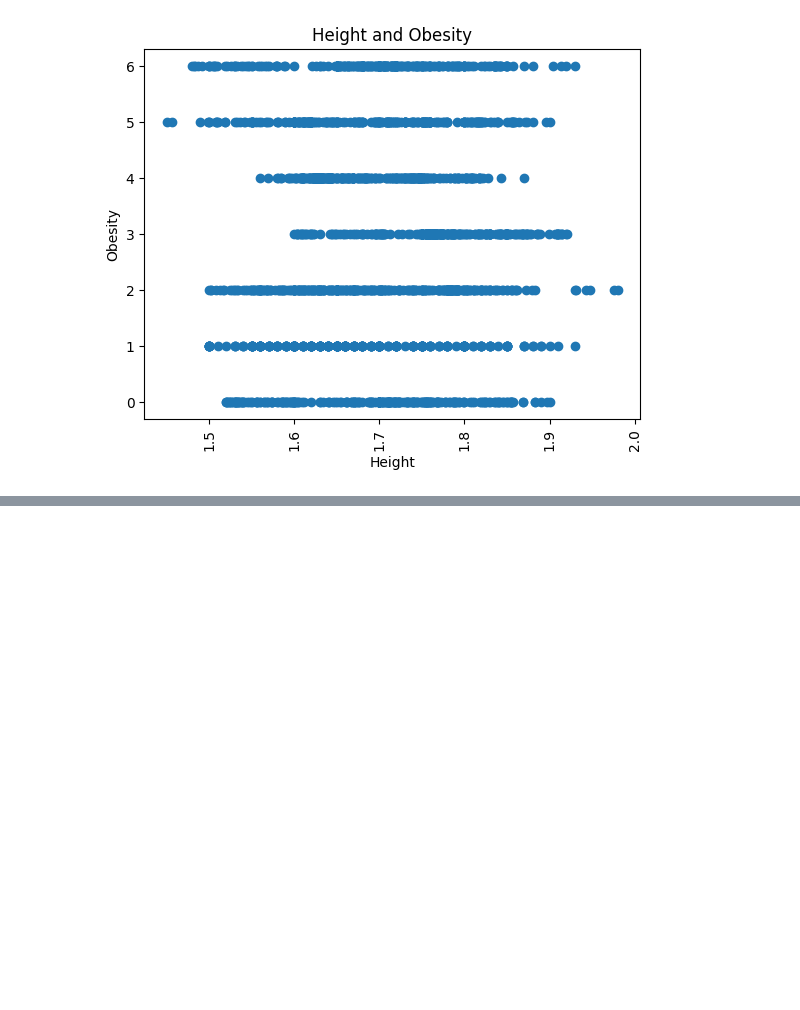
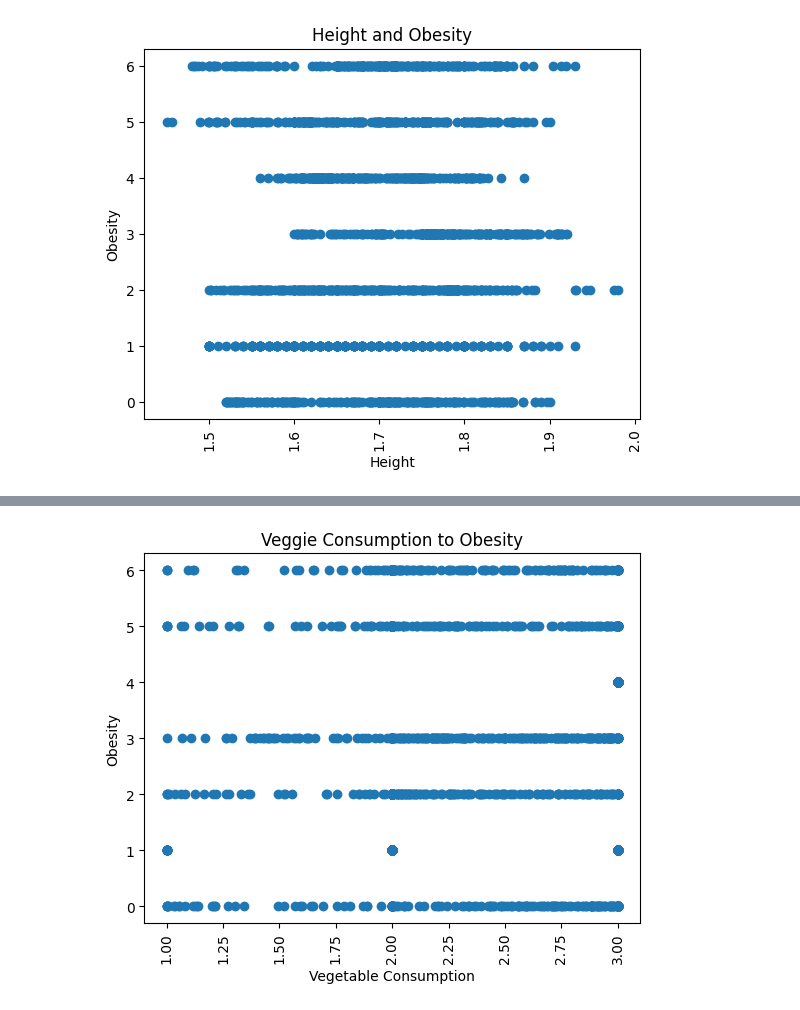
Before and after one commit to joliebao/TCS-Data-Science-Obesity, a Jupyter notebook: TCS_DataScience_Obesity.ipynb, the cells around one changed output, grey strips where cells are left out. Saved outputs shown, nothing was run; the diff lists cells and outputs as text; code cells hidden in the pictures; blank space fills up the shorter version.

```diff
--- a/TCS_DataScience_Obesity.ipynb
+++ b/TCS_DataScience_Obesity.ipynb
@@ -349,0 +363,4 @@ make_scatter('Weight', 'Weight and Obesity', 'Weight (kg)')
+# %%
+make_scatter("FCVC", "Veggie Consumption to Obesity", "Vegetable Consumption")
+# %% [output]
+[figure, added]
```
Also changed, not shown: parts of 30 cells of this notebook.
